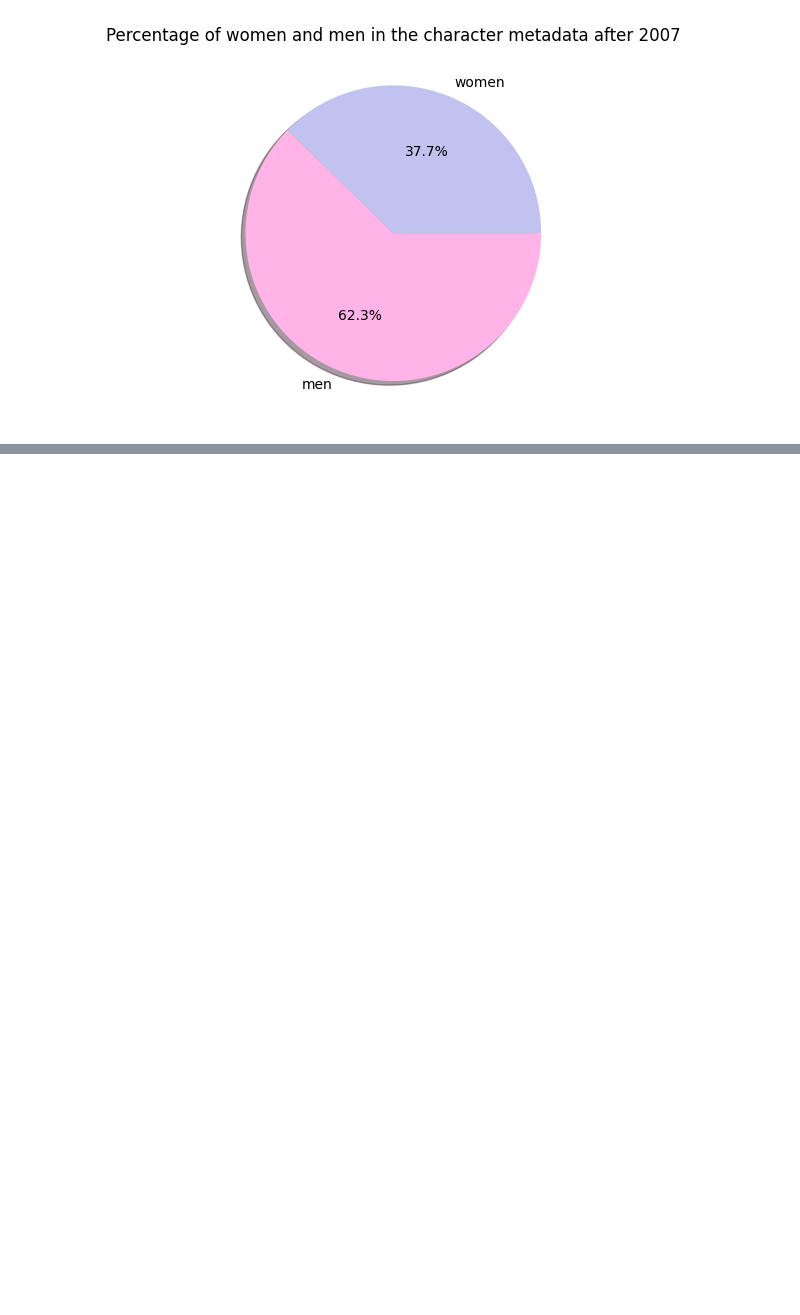
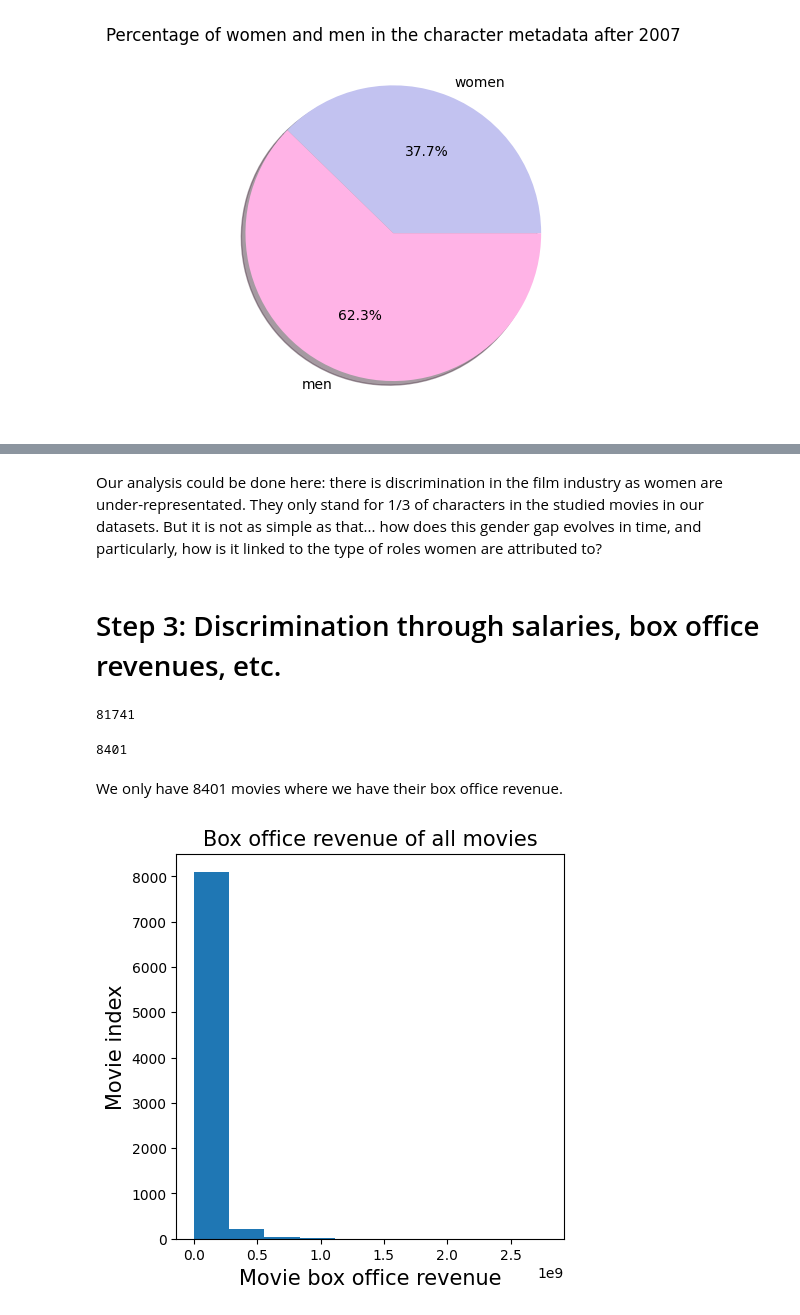
Before and after one commit to epfl-ada/ada-2022-project-cyga, a Jupyter notebook: preprocessing.ipynb, the cells around one changed output, grey strips where cells are left out. Drawn from its saved outputs; the diff is of its cells as text; code cells hidden in the pictures; blank space fills up the shorter version.

```diff
--- a/preprocessing.ipynb
+++ b/preprocessing.ipynb
@@ -20,16 +81,18 @@ data_folder = 'data/'
 # %%
 print("Reading in movie data")
 
-# Read in movie metadata and plot summaries
+#Read in movie metadata, plot summaries, and character metadata.
 movie_headers = ['Wikipedia movie ID', 'Freebase movie ID', 'Movie name','Movie release date','Movie box office revenue',
                  'Movie runtime','Movie languages','Movie countries','Movie genres']
 plot_headers = ['Wikipedia movie ID','Plot Summary']
 character_headers = ['Wikipedia movie ID', 'Freebase movie ID','Movie release date','Character name','Actor date of birth',
                      'Actor gender','Actor height','Actor ethnicity','Actor name','Actor age at movie release',
                      'Freebase character/actor map ID','Freebase character ID','Freebase actor ID']
+tvtropes_headers = ['char_trope', 'char_name', 'movie_name', 'freebase_char_actor_map_id', 'actor_name']
 
-movie_metadata = pd.read_csv(data_folder + 'movie.metadata.tsv',sep='\t',header=None,names=movie_headers,index_col=0)
-plot_summaries = pd.read_csv(data_folder + 'plot_summaries.txt',sep='\t',index_col=0,names=plot_headers)
-character_metadata = pd.read_csv(data_folder + 'character.metadata.tsv',sep='\t',header=None,names=character_headers,index_col='Wikipedia movie ID')
+movie_metadata = pd.read_csv(PATH_MOVIE_METADATA,sep='\t',header=None,names=movie_headers,index_col=0)
+plot_summaries = pd.read_csv(PATH_PLOT_SUMMARY,sep='\t',index_col=0,names=plot_headers)
+character_metadata = pd.read_csv(PATH_CHARACTER_METADATA,sep='\t',header=None,names=character_headers,index_col='Wikipedia movie ID')
+tvtropes_clusters = pd.read_csv(PATH_DATA + 'tvtropes.clusters.txt', sep='\t', header=None, names=['char_types', 'instances'])
 # %% [output]
 Reading in movie data
@@ -232,0 +430,33 @@ True
+# %% [markdown]
+Our analysis could be done here: there is discrimination in the film industry as women are under-representated. They only stand for 1/3 of characters in the studied movies in our datasets. But it is not as simple as that... how does this gender gap evolves in time, and particularly, how is it linked to the type of roles women are attributed to?
+# %% [markdown]
+# Step 3: Discrimination through salaries, box office revenues, etc.
+# %%
+#Find movies without box office revenue and filter them out
+no_rev = movie_metadata.loc[movie_metadata['Movie box office revenue'].isnull()].index
+movie_metadata_filt = movie_metadata.drop(no_rev)
+# %%
+movie_metadata.shape[0]
+# %% [output]
+81741
+# %%
+movie_metadata_filt.shape[0]
+# %% [output]
+8401
+# %% [markdown]
+We only have 8401 movies where we have their box office revenue.
+# %%
+#Histogram of box office revenue of movies
+
+plt.figure(figsize=(5,5), dpi = 100)
+plt.xlabel('Movie box office revenue', fontsize = 15)
+plt.ylabel('Movie index', fontsize=15)
+plt.title('Box office revenue of all movies', fontsize=15)
+
+plt.hist(movie_metadata_filt['Movie box office revenue'])
+
+plt.show()
+
+#plot en log pour mieux voir?
+# %% [output]
+[figure, added]
```
Also changed, not shown: parts of 84 cells of this notebook.
